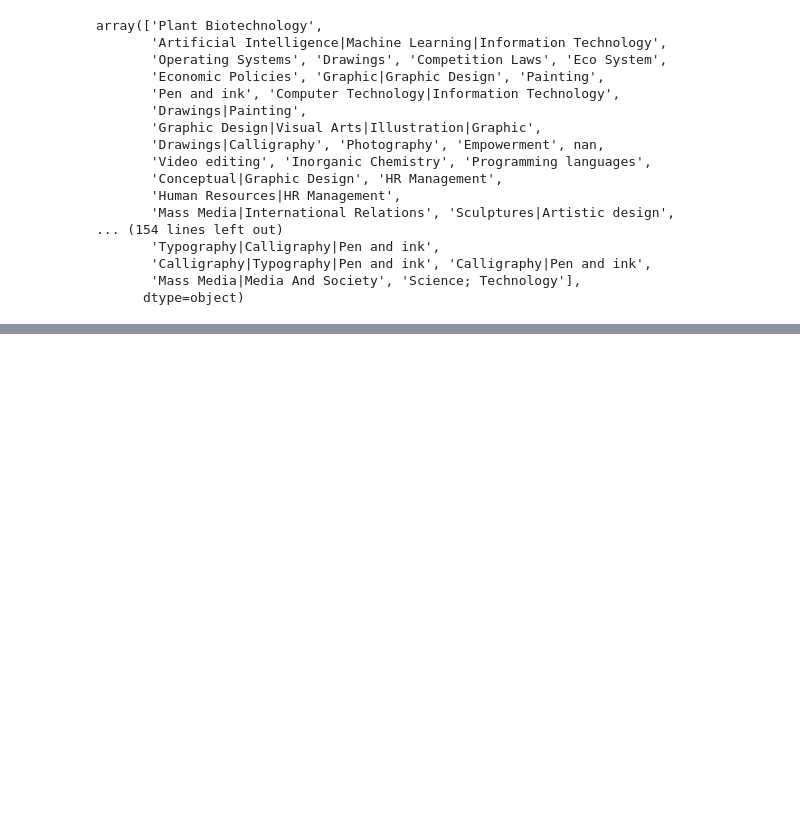
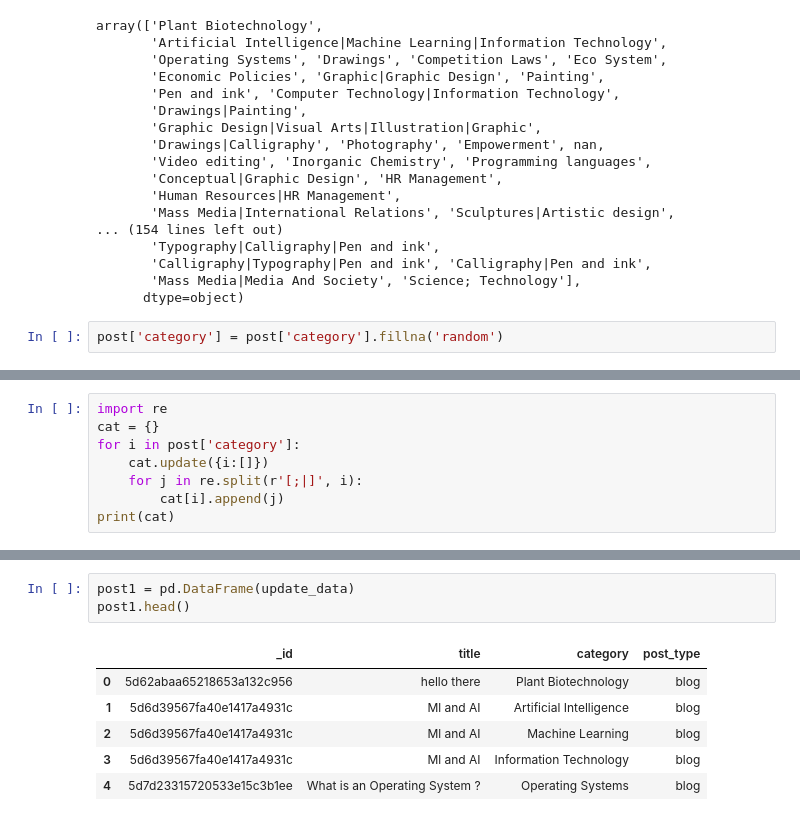
Before and after one commit to golubnichiy/big_data_092925, a Jupyter notebook: day_12.ipynb, the cells around one changed output, grey strips where cells are left out. Cells and saved outputs as stored; diff of their text form; blank space fills up the shorter version.

```diff
--- a/day_12.ipynb
+++ b/day_12.ipynb
@@ -81,3 +81,5 @@ array(['Plant Biotechnology',
        'Calligraphy|Typography|Pen and ink', 'Calligraphy|Pen and ink',
        'Mass Media|Media And Society', 'Science; Technology'],
       dtype=object)
+# %%
+post['category'] = post['category'].fillna('random')
@@ -83,0 +88,8 @@ array(['Plant Biotechnology',
+# %%
+import re
+cat = {}
+for i in post['category']:
+    cat.update({i:[]})
+    for j in re.split(r'[;|]', i):
+        cat[i].append(j)
+print(cat)
@@ -83,0 +112,10 @@ array(['Plant Biotechnology',
+# %%
+post1 = pd.DataFrame(update_data)
+post1.head()
+# %% [output]
+|  | _id | title | category | post_type |
+| 0 | 5d62abaa65218653a132c956 | hello there | Plant Biotechnology | blog |
+| 1 | 5d6d39567fa40e1417a4931c | Ml and AI | Artificial Intelligence | blog |
+| 2 | 5d6d39567fa40e1417a4931c | Ml and AI | Machine Learning | blog |
+| 3 | 5d6d39567fa40e1417a4931c | Ml and AI | Information Technology | blog |
+| 4 | 5d7d23315720533e15c3b1ee | What is an Operating System ? | Operating Systems | blog |
```
Also changed, not shown: parts of 31 cells of this notebook.
